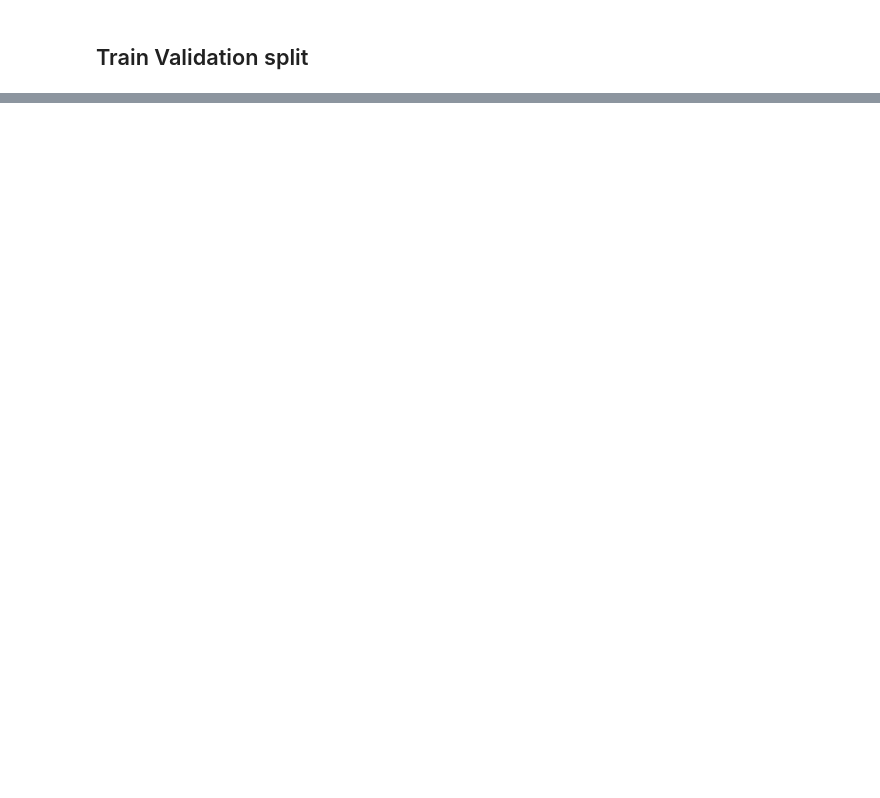
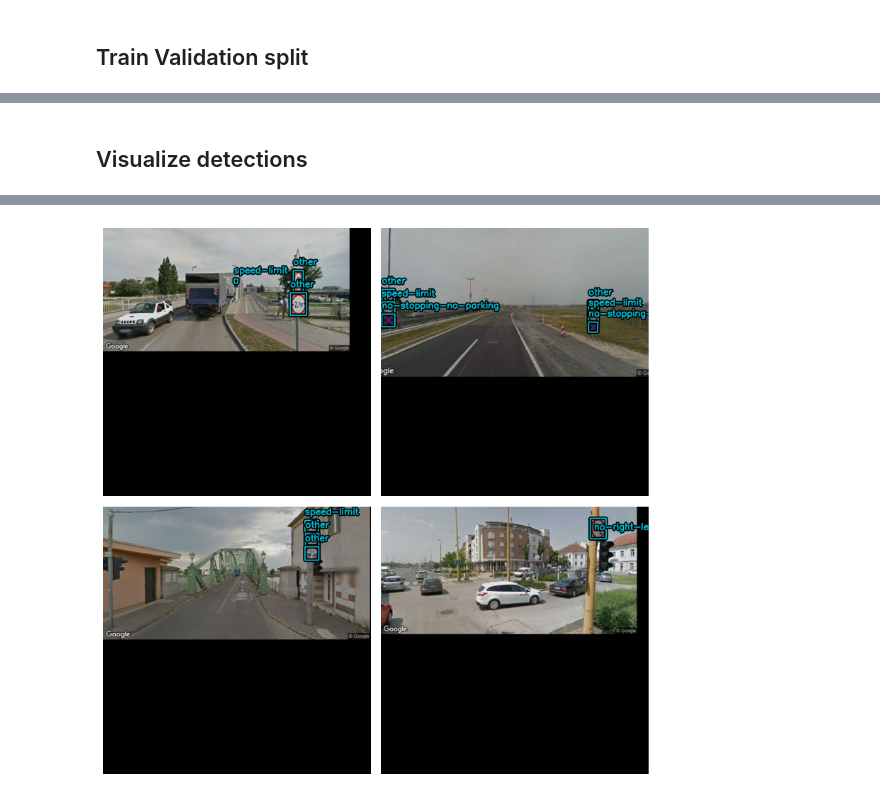
Before and after one commit to emmermarcell/AI-in-Data-Science-Data-Challenge, a Jupyter notebook: traffic-sign-recognition-with-kerascv.ipynb, the cells around one changed output, grey strips where cells are left out. Cells and saved outputs as stored; diff of their text form; code cells hidden in the pictures; blank space fills up the shorter version.

```diff
--- a/traffic-sign-recognition-with-kerascv.ipynb
+++ b/traffic-sign-recognition-with-kerascv.ipynb
@@ -141,0 +252,10 @@ train_data = data.skip(num_val)
+# %%
+def dict_to_tuple(inputs):
+    return inputs["images"], inputs["bounding_boxes"]
+
+
+train_ds = train_ds.map(dict_to_tuple, num_parallel_calls=tf.data.AUTOTUNE)
+train_ds = train_ds.prefetch(tf.data.AUTOTUNE)
+
+val_ds = val_ds.map(dict_to_tuple, num_parallel_calls=tf.data.AUTOTUNE)
+val_ds = val_ds.prefetch(tf.data.AUTOTUNE)
@@ -141,0 +322,7 @@ train_data = data.skip(num_val)
+# %%
+yolo.fit(
+    train_ds,
+    validation_data=val_ds,
+    epochs=EPOCH,
+    #callbacks=[EvaluateCOCOMetricsCallback(val_ds, "model.h5")],
+)
@@ -141,0 +348,24 @@ train_data = data.skip(num_val)
+# %% [markdown]
+## Visualize detections
+# %%
+def visualize_detections(model, dataset, bounding_box_format):
+    images, y_true = next(iter(dataset.take(1)))
+    y_pred = model.predict(images)
+    y_pred = bounding_box.to_ragged(y_pred)
+    visualization.plot_bounding_box_gallery(
+        images,
+        value_range=(0, 255),
+        bounding_box_format=bounding_box_format,
+        y_true=y_true,
+        y_pred=y_pred,
+        scale=4,
+        rows=2,
+        cols=2,
+        show=True,
+        font_scale=0.7,
+        class_mapping=class_mapping,
+    )
+
+
+visualize_detections(yolo, dataset=val_ds, bounding_box_format="xyxy")
+# %% [output]
@@ -141,0 +373 @@ train_data = data.skip(num_val)
+[figure, added]
```
Also changed, not shown: parts of 23 cells of this notebook.
